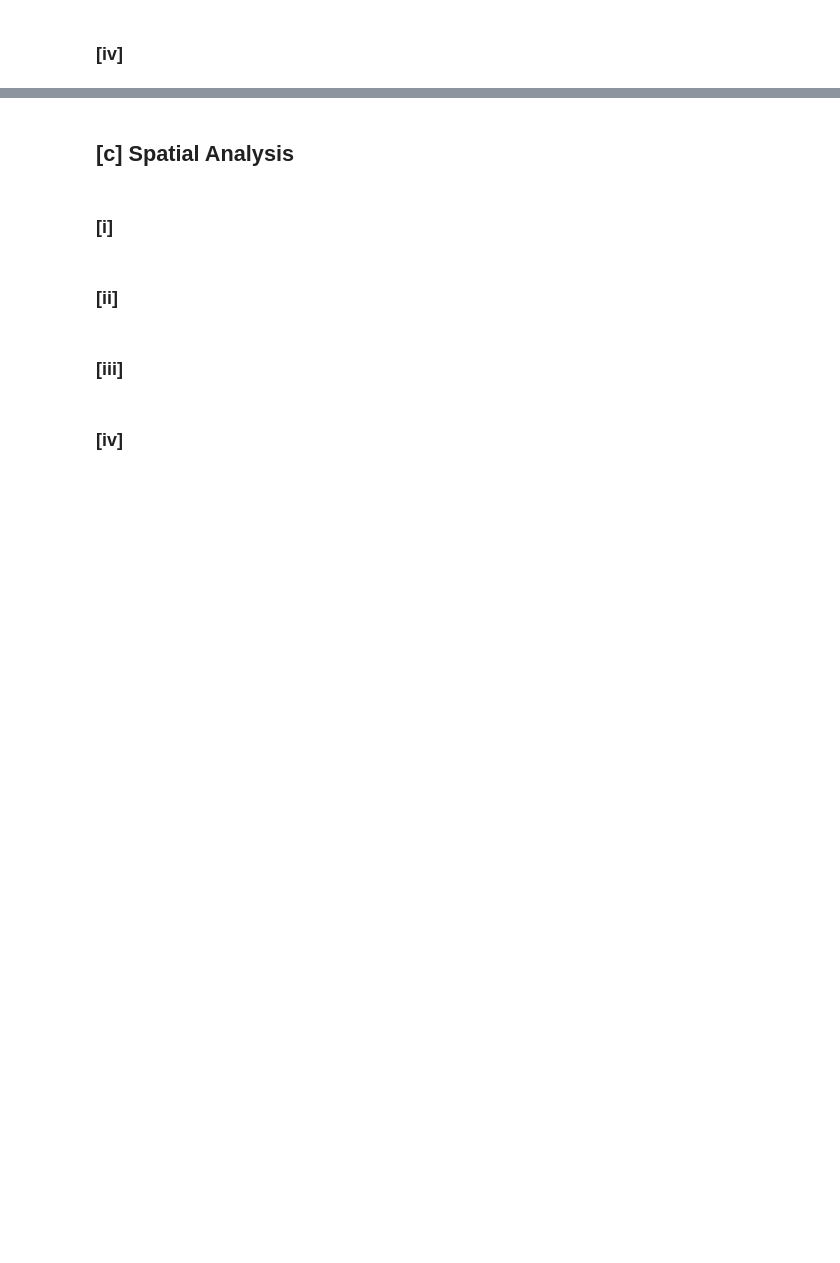
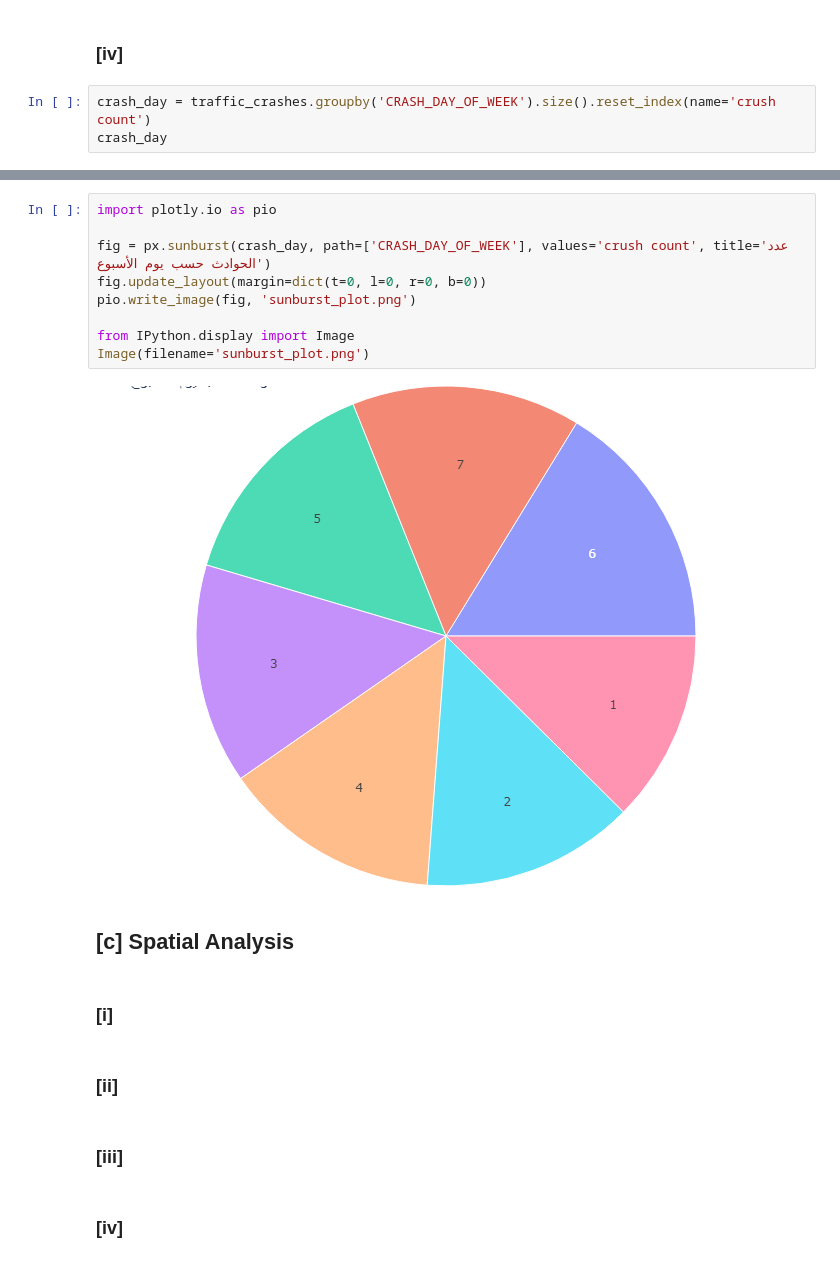
Before and after one commit to abdhashas/Data_mining_project, a Jupyter notebook: DM_HOMEWORK_1_BY_[عبدالرؤوف حسحس _طوني بطرس _عبد الله الزبداني].ipynb, the cells around one changed output, grey strips where cells are left out. Drawn from its saved outputs; the diff is of its cells as text; blank space fills up the shorter version.

```diff
--- a/DM_HOMEWORK_1_BY_[عبدالرؤوف حسحس _طوني بطرس _عبد الله الزبداني].ipynb
+++ b/DM_HOMEWORK_1_BY_[عبدالرؤوف حسحس _طوني بطرس _عبد الله الزبداني].ipynb
@@ -1383,2 +1394,5 @@ plt.show()
 # %% [markdown]
 ### [iv]
+# %%
+crash_day = traffic_crashes.groupby('CRASH_DAY_OF_WEEK').size().reset_index(name='crush count')
+crash_day
@@ -1385,3 +1408,14 @@ plt.show()
+# %%
+import plotly.io as pio
+
+fig = px.sunburst(crash_day, path=['CRASH_DAY_OF_WEEK'], values='crush count', title='عدد الحوادث حسب يوم الأسبوع')
+fig.update_layout(margin=dict(t=0, l=0, r=0, b=0))
+pio.write_image(fig, 'sunburst_plot.png')
+
+from IPython.display import Image
+Image(filename='sunburst_plot.png')
+# %% [output]
+[figure, added]
 # %% [markdown]
 ## [c] Spatial Analysis
 # %% [markdown]
```
Also changed, not shown: parts of 3 cells of this notebook, 1 other file.
